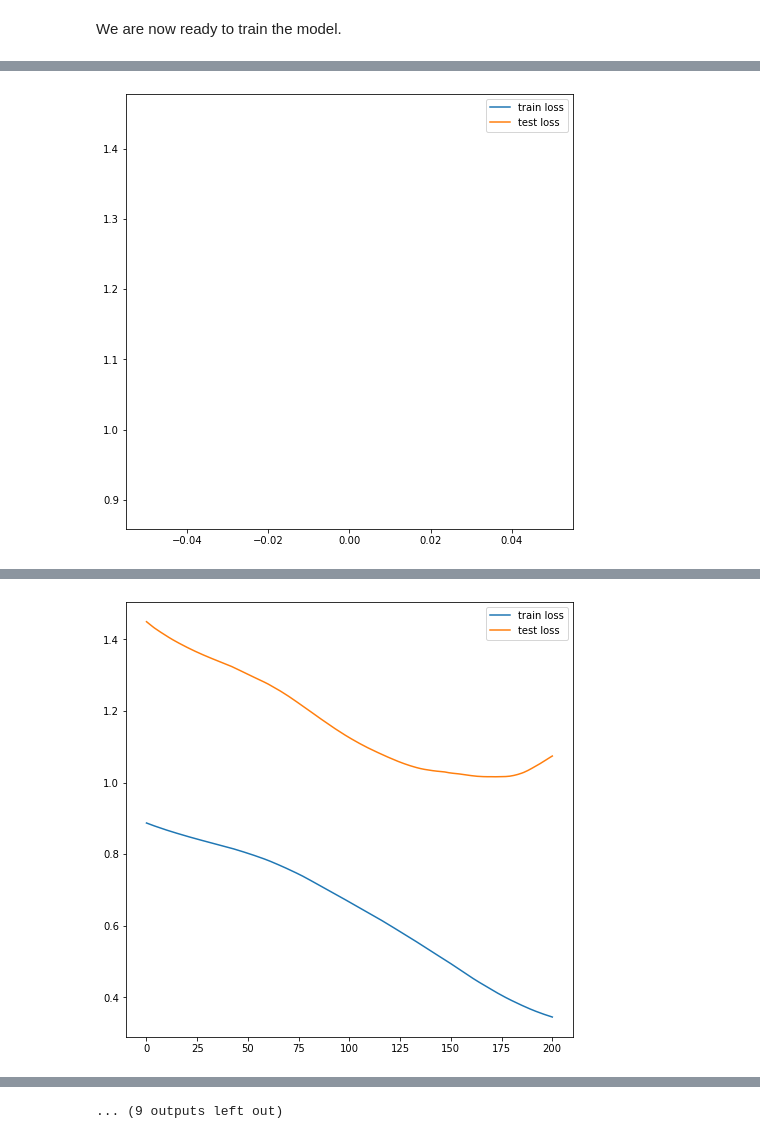
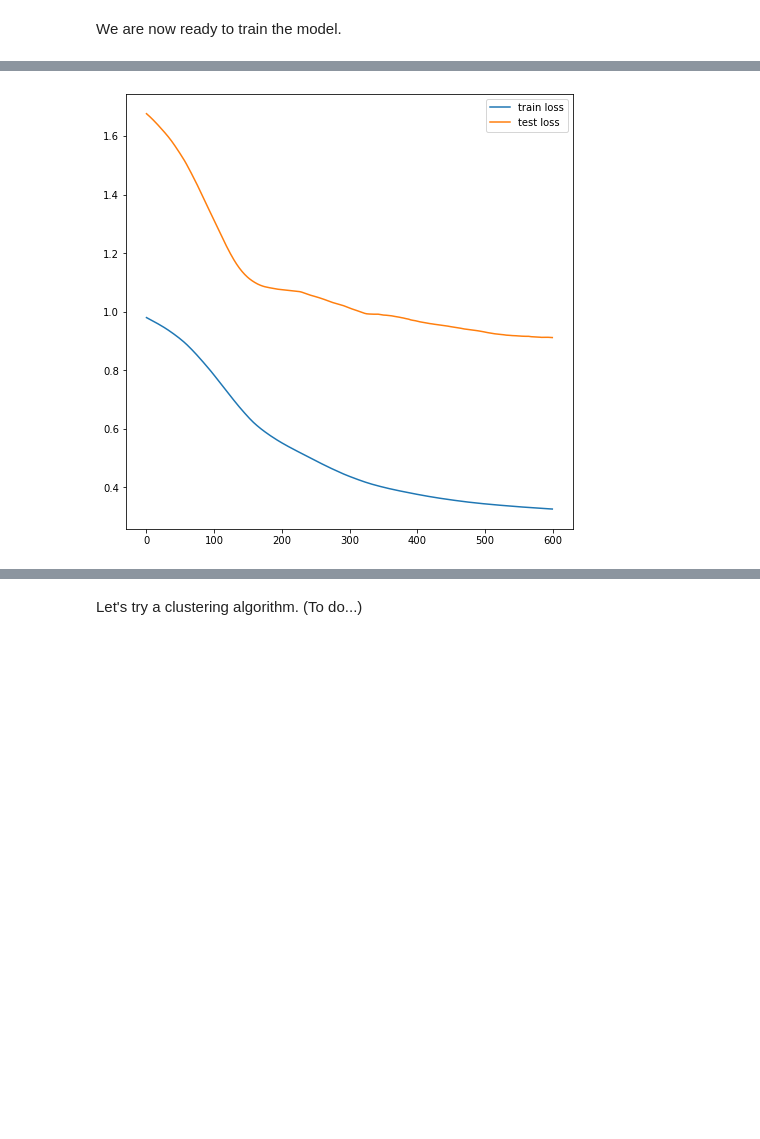
Before and after one commit to gullo97/medicine2, a Jupyter notebook: notebook.ipynb, the cells around one changed output, grey strips where cells are left out. Cells and saved outputs as stored; diff of their text form; code cells hidden in the pictures; blank space fills up the shorter version.

```diff
--- a/notebook.ipynb
+++ b/notebook.ipynb
@@ -139,8 +153,8 @@ class Net(nn.Module):
         # x = self.fc6(x)
         # x = self.relu(x)
         x = self.fc7(x)
+        # x = self.sigmoid(x)
 
-        # x = self.sigmoid(x)
         return x
     def train_model(self, train_loader, test_loader, epochs=100, lr=0.001, PLOT_INTERVAL=150):
         criterion = nn.MSELoss()
@@ -164,7 +178,7 @@ class Net(nn.Module):
                     outputs = self(inputs).view(-1,1)
                     test_loss = criterion(outputs, labels)
                     test_losses.append(test_loss.item())
-            if epoch % PLOT_INTERVAL == 0:
+            if((epoch % PLOT_INTERVAL == 0 and epoch!=0) or epoch == epochs-1):
                 print('Epoch: {}, Train Loss: {:.4f}'.format(epoch, loss.item()))
                 print('Epoch: {}, Test Loss: {:.4f}'.format(epoch, test_loss.item()))
                 plt.figure(figsize=(8,8))
@@ -208,5 +222,8 @@ test_loader = DataLoader(test_dataset, batch_size=150, shuffle=False)
 We are now ready to train the model.
 # %%
 model = Net()
-model.train_model(train_loader, test_loader, epochs=2000, lr=0.001, PLOT_INTERVAL=200)
+model.train_model(train_loader, test_loader, epochs=600, lr=0.001, PLOT_INTERVAL=2000)
+
+#save model state_dict
+# torch.save(model.state_dict(), 'model.pth')
 # %% [output]
@@ -215 +232 @@ Epoch: 0, Test Loss: 1.4497
-[figure, old version]
+[figure, new version]
@@ -218 +233,0 @@ Epoch: 200, Test Loss: 1.0742
-[figure, removed]
@@ -231 +233,0 @@ Epoch: 1000, Test Loss: 1.3599
-... (9 outputs left out)
@@ -233,0 +234,2 @@ Epoch: 1000, Test Loss: 1.3599
+# %% [markdown]
+Let's try a clustering algorithm. (To do...)
```
Also changed, not shown: parts of 12 cells of this notebook, 1 other file.
